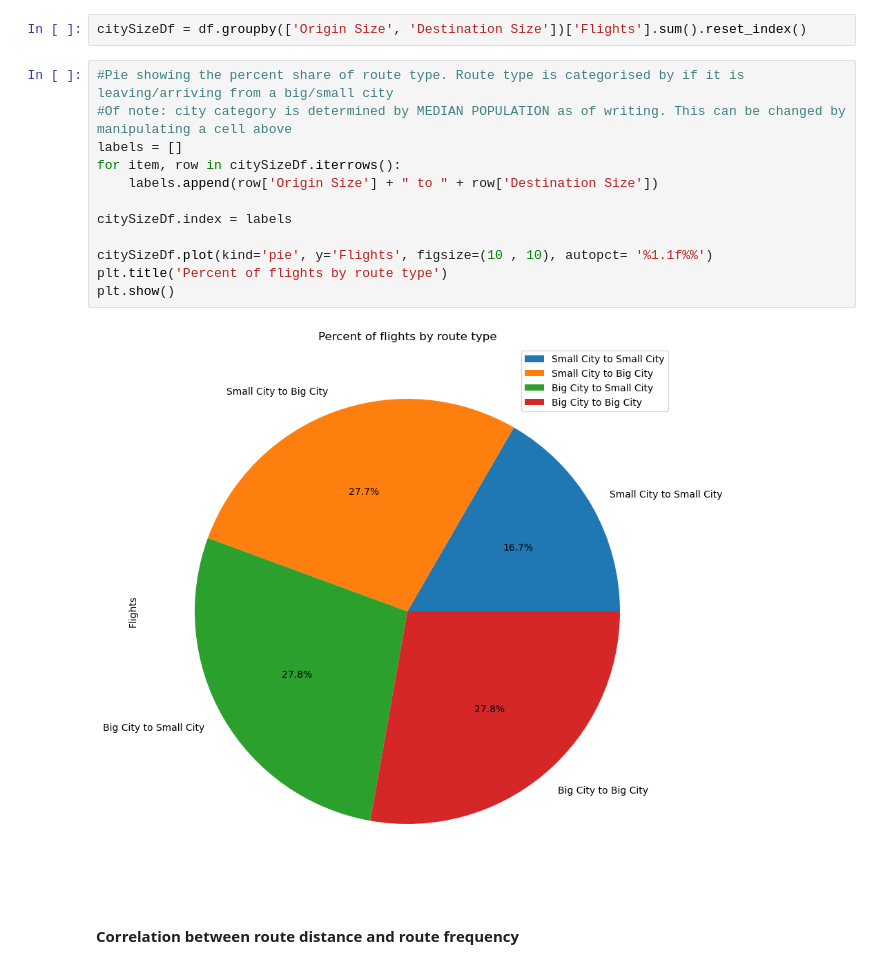
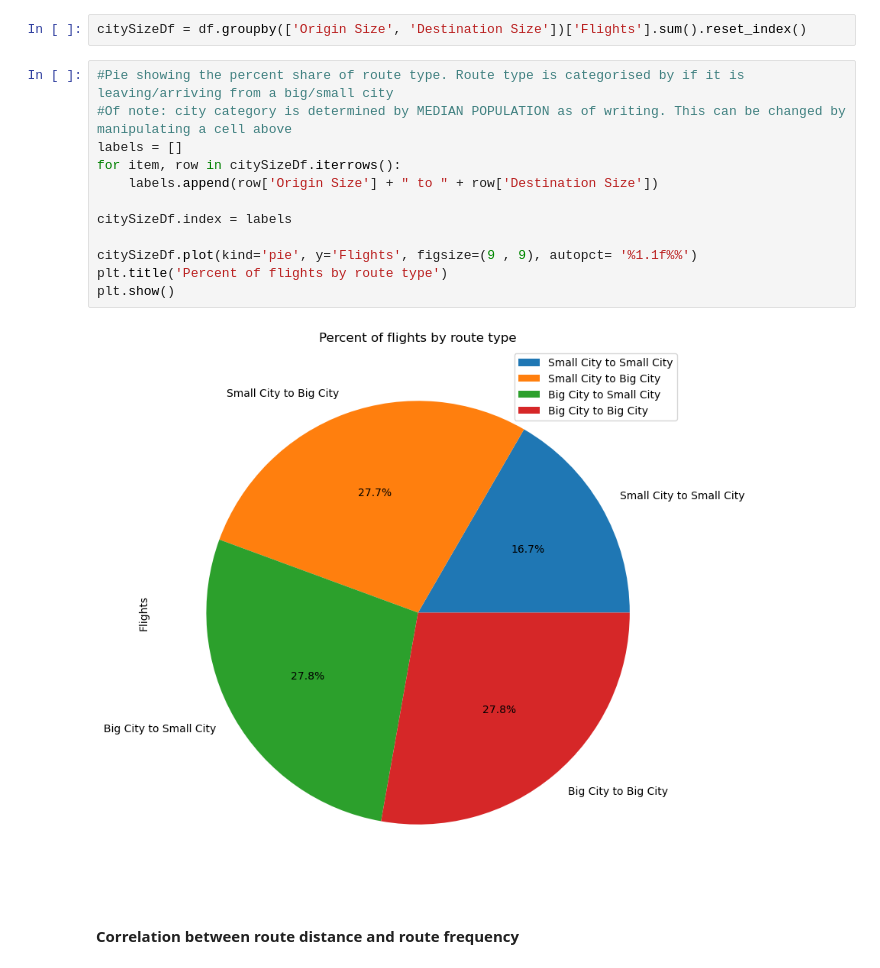
Before and after one commit to gigodata/08-EV-charging, a Jupyter notebook: Chart Generation.ipynb, the cells around one changed output. Cells and saved outputs as stored; diff of their text form.

```diff
--- a/Chart Generation.ipynb
+++ b/Chart Generation.ipynb
@@ -480,17 +478,17 @@ citySizeDf = df.groupby(['Origin Size', 'Destination Size'])['Flights'].sum().re
 # %%
 #Pie showing the percent share of route type. Route type is categorised by if it is leaving/arriving from a big/small city
 #Of note: city category is determined by MEDIAN POPULATION as of writing. This can be changed by manipulating a cell above
 labels = []
 for item, row in citySizeDf.iterrows():
     labels.append(row['Origin Size'] + " to " + row['Destination Size'])
 
 citySizeDf.index = labels
 
-citySizeDf.plot(kind='pie', y='Flights', figsize=(10 , 10), autopct= '%1.1f%%')
+citySizeDf.plot(kind='pie', y='Flights', figsize=(9 , 9), autopct= '%1.1f%%')
 plt.title('Percent of flights by route type')
 plt.show()
 # %% [output]
-[figure, old version]
+[figure, new version]
 # %% [markdown]
 #### Correlation between route distance and route frequency
 # %%
```
Also changed, not shown: parts of 3 cells of this notebook.
